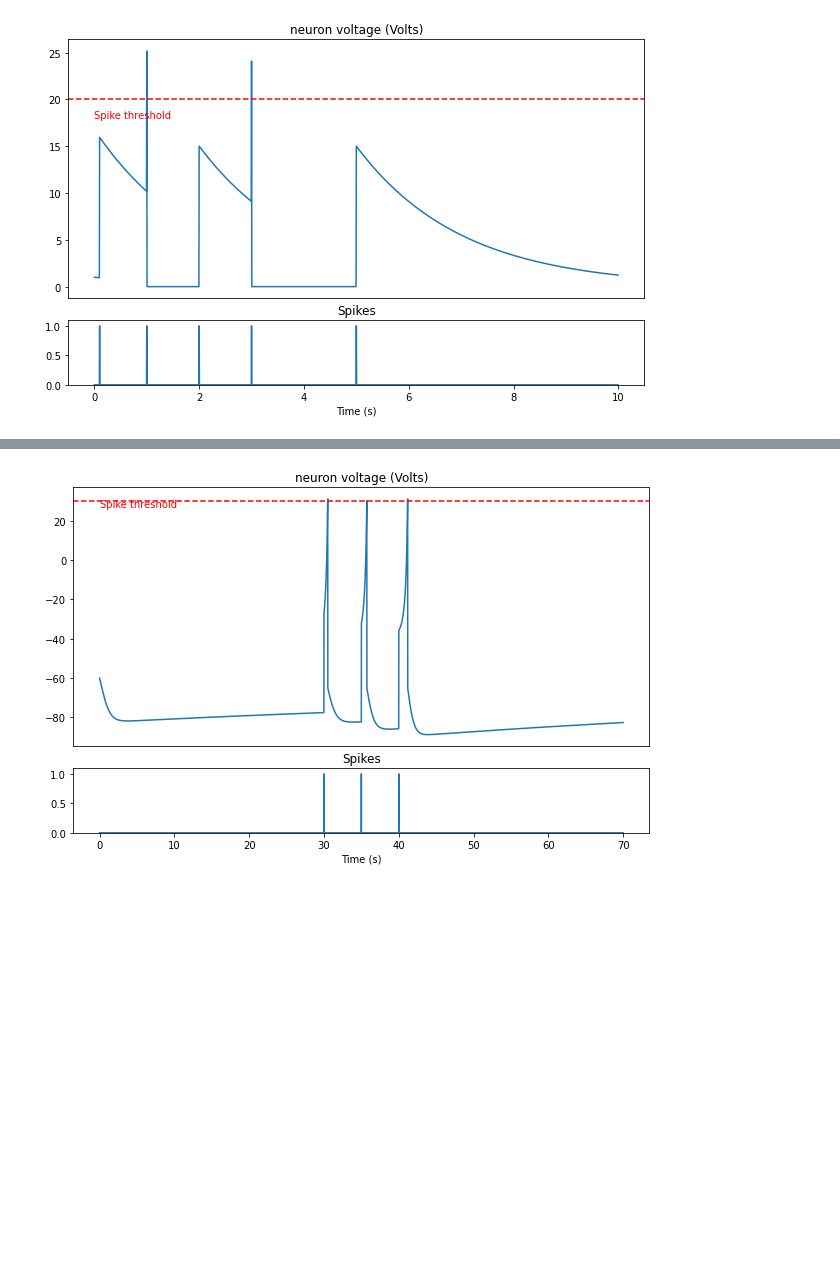
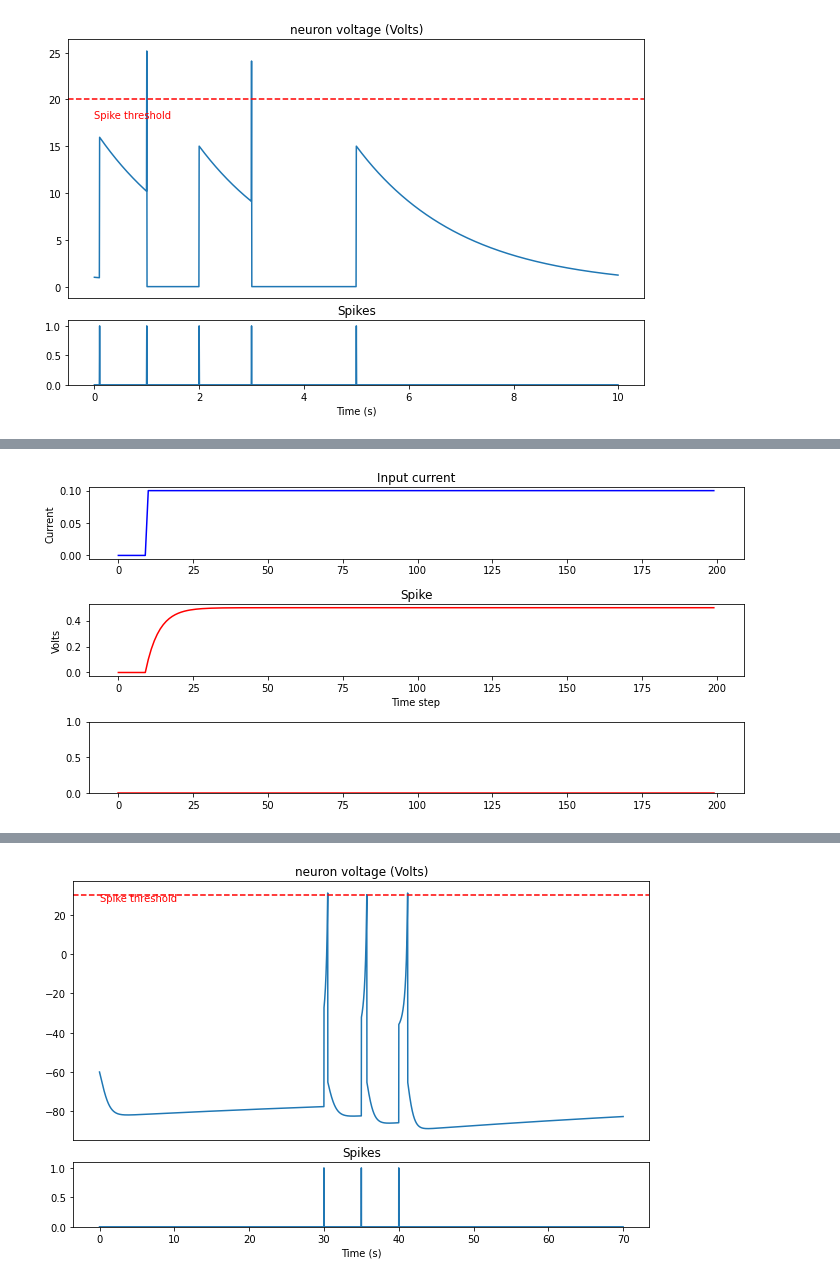
Before and after one commit to amirabbasja/Spiking-neural-networks-, a Jupyter notebook: 1-SNN_simluation.ipynb, the cells around one changed output, grey strips where cells are left out. Drawn from its saved outputs; the diff is of its cells as text; code cells hidden in the pictures; blank space fills up the shorter version.

Commit message:
Added snnTorch LIF

```diff
--- a/1-SNN_simluation.ipynb
+++ b/1-SNN_simluation.ipynb
@@ -101,0 +133,58 @@ plt.show()
+# %%
+
+import snntorch as snn
+from snntorch import spikeplot as splt
+from snntorch import spikegen
+
+import torch
+import torch.nn as nn
+
+import matplotlib.pyplot as plt
+
+
+timeStep = 1e-3
+numSteps = 200
+inputCurrent = torch.zeros(numSteps,1)
+
+# Add an input current after 10th time step
+inputCurrent[10:] = torch.ones(190,1) * .1
+
+R = 5
+C = 1e-3
+lifModel = snn.Lapicque(R=R, C=C, time_step=timeStep)
+
+
+lstPotentials = []
+lstSpikes = []
+__potential = torch.ones(1) * 0
+for step in range(numSteps):
+    __spike, __potential = lifModel(inputCurrent[step], __potential)
+    lstPotentials.append(__potential)
+    lstSpikes.append(__spike)
+
+# Convert to pyTorch tensor
+potentials = torch.stack(lstPotentials)
+spikes = torch.stack(lstSpikes)
+
+# Generate some sample data
+x = np.linspace(0, 10, 100)
+y1 = np.sin(x)
+y2 = np.cos(x)
+
+# Create figure with specific size (width=8 inches, height=10 inches)
+fig, (ax1, ax2, ax3) = plt.subplots(3, 1, figsize=(10, 5))
+
+# First subplot
+ax1.plot(torch.arange(numSteps), inputCurrent, 'b-', label='Sine wave'); ax1.set_title('Input current'); ax1.set_ylabel('Current')
+
+# Second subplot
+ax2.plot(torch.arange(numSteps), potentials, 'r-', label='Cosine wave'); ax2.set_title('Neuron potential'); ax2.set_ylabel('Volts')
+
+# Third subplot
+ax3.plot(torch.arange(numSteps), spikes, 'r-', label='Cosine wave'); ax2.set_title('Spike'); ax2.set_xlabel('Time step'); ax3.set_ylim(0,1)
+
+# Adjust spacing between subplots
+plt.tight_layout()
+plt.show()
+# %% [output]
+[figure, added]
```
Also changed, not shown: parts of 9 cells of this notebook.
